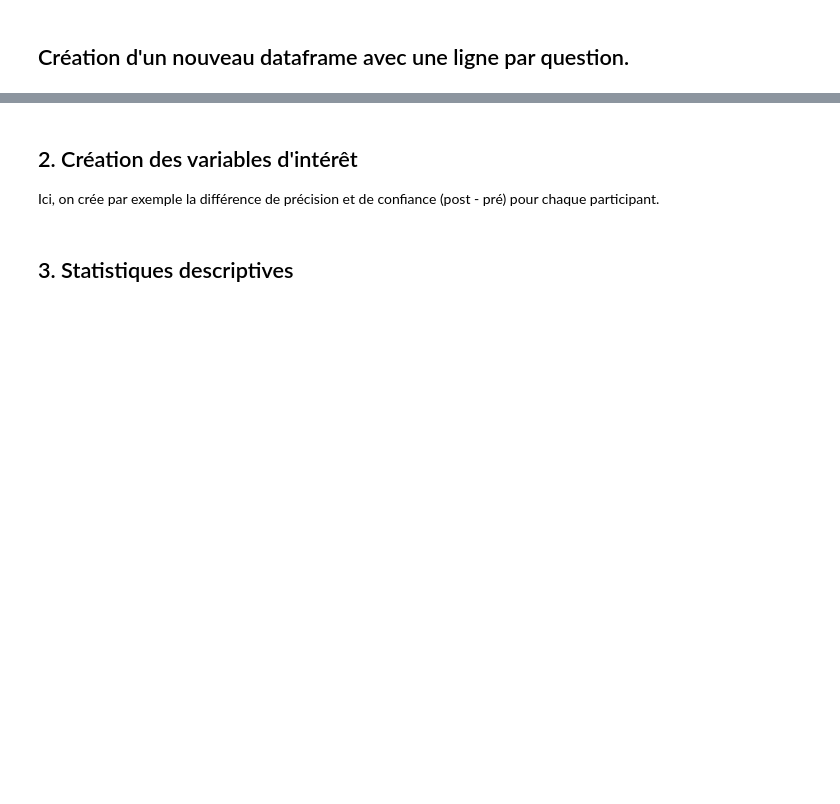
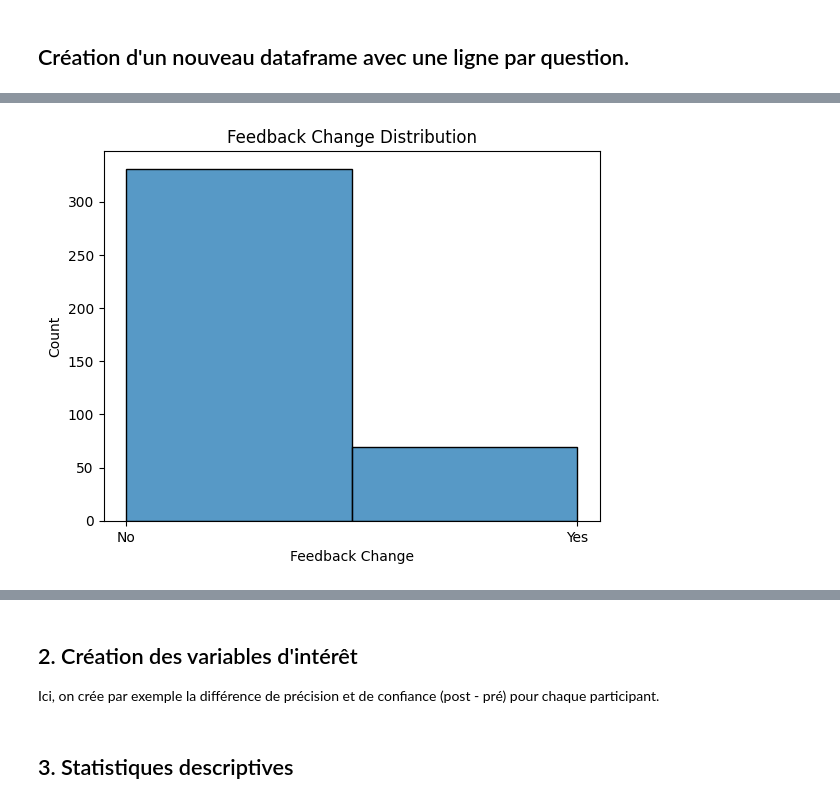
Before and after one commit to liogrnbrg/SHS_Psycho, a Jupyter notebook: main_analysis.ipynb, the cells around one changed output, grey strips where cells are left out. Cells and saved outputs as stored; diff of their text form; code cells hidden in the pictures; blank space fills up the shorter version.

```diff
--- a/main_analysis.ipynb
+++ b/main_analysis.ipynb
@@ -227,0 +265,10 @@ new_df.head(20)
+# %%
+# plot the amount of people that changed their opions after feedback with only 2 bins and xticks no for 0 and yes for 1
+sns.histplot(data=new_df, x="feedback_change",bins=2)
+plt.xticks([0, 1], ["No", "Yes"])
+plt.xlabel("Feedback Change")
+plt.ylabel("Count")
+plt.title("Feedback Change Distribution")
+plt.show()
+# %% [output]
+[figure, added]
```
Also changed, not shown: parts of 33 cells of this notebook.
